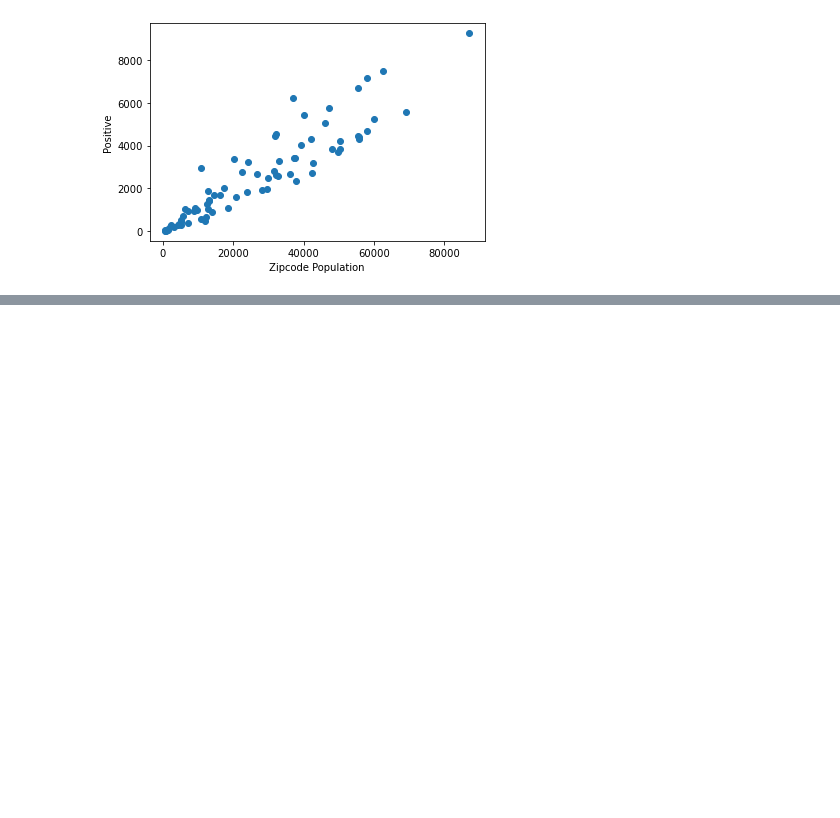
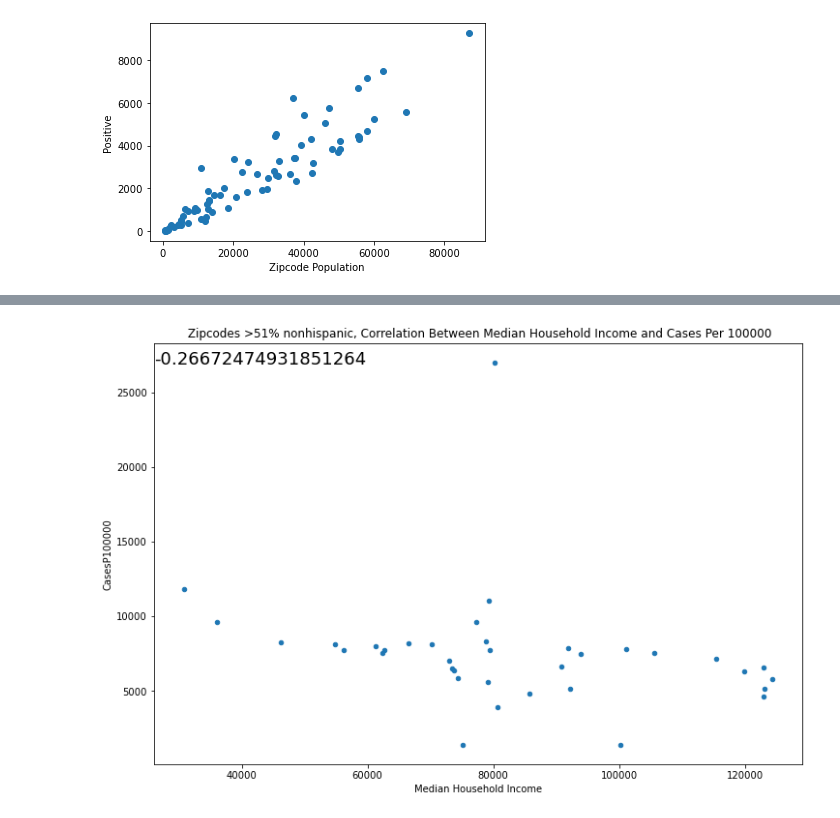
Before and after one commit to bakerv/COVID19, a Jupyter notebook: Untitled.ipynb, the cells around one changed output, grey strips where cells are left out. Drawn from its saved outputs; the diff is of its cells as text; code cells hidden in the pictures; blank space fills up the shorter version.

Commit message:
added income filters, ethnicity filters, and age data for combined data comparisons

```diff
--- a/Untitled.ipynb
+++ b/Untitled.ipynb
@@ -192,0 +192,8 @@ ValueError: Image size of 90261x278 pixels is too large. It must be less than 2^
+# %%
+# import filters
+majorityhispanic_filter = pd.read_csv('majorityhispanic_filter')
+majoritynonhispanic_filter = pd.read_csv("majoritynonhispanic_filter")
+
+#verify the data import, each filter should have different zipcodes
+display(majorityhispanic_filter.head())
+display(majoritynonhispanic_filter.head())
@@ -192,0 +213,15 @@ ValueError: Image size of 90261x278 pixels is too large. It must be less than 2^
+# %%
+# Left merge onto the filter to split the income data
+#merge left onto the filter to get data for only those zip codes
+medianincome_majhf = pd.DataFrame
+medianincome_majnhf = pd.DataFrame
+
+medianincome_majhf = pd.merge(majorityhispanic_filter,merge_df, on="ZipInt",how="left")
+medianincome_majnhf = pd.merge(majoritynonhispanic_filter,merge_df, on= 'ZipInt', how = 'left')
+
+#drop outlier zipcode JBSA
+medianincome_majnhf = medianincome_majnhf.drop(8)
+
+#verify the filtering was successful each frame should hae different zipcodes
+display(medianincome_majhf.head())
+display(medianincome_majnhf.head())
@@ -192,0 +241,18 @@ ValueError: Image size of 90261x278 pixels is too large. It must be less than 2^
+# %%
+# Scatter plots for majority non hispanic zipcodes
+xaxis =["Median Household Income"]
+for element in xaxis:
+    medianincome_majnhf.plot.scatter(element,"CasesP100000", figsize = (12,8),title=f' Zipcodes >51% nonhispanic, Correlation Between {element} and Cases Per 100000')
+    correlation = st.pearsonr(medianincome_majnhf[element],
+                                 medianincome_majnhf["CasesP100000"])
+    plt.annotate(correlation[0],xy=(0,0.95),fontsize = 18,xycoords='axes fraction')
+# %%
+# Scatter plots for majority non hispanic zipcodes
+xaxis =["Median Household Income"]
+for element in xaxis:
+    medianincome_majnhf.plot.scatter(element,"CasesP100000", figsize = (12,8),title=f' Zipcodes >51% nonhispanic, Correlation Between {element} and Cases Per 100000')
+    correlation = st.pearsonr(medianincome_majnhf[element],
+                                 medianincome_majnhf["CasesP100000"])
+    plt.annotate(correlation[0],xy=(0,0.95),fontsize = 18,xycoords='axes fraction')
+# %% [output]
+[figure, added]
```
Also changed, not shown: parts of 11 cells of this notebook, 5 other files.
